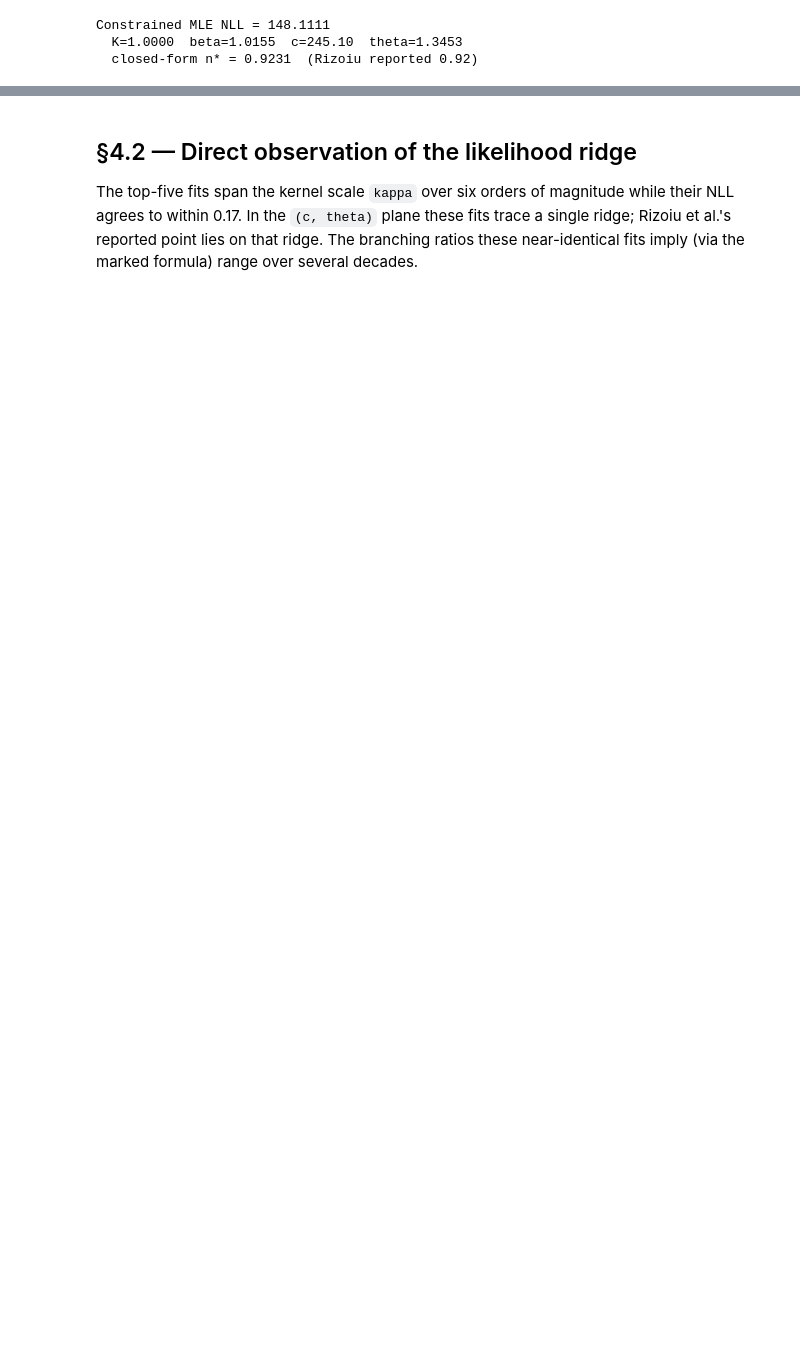
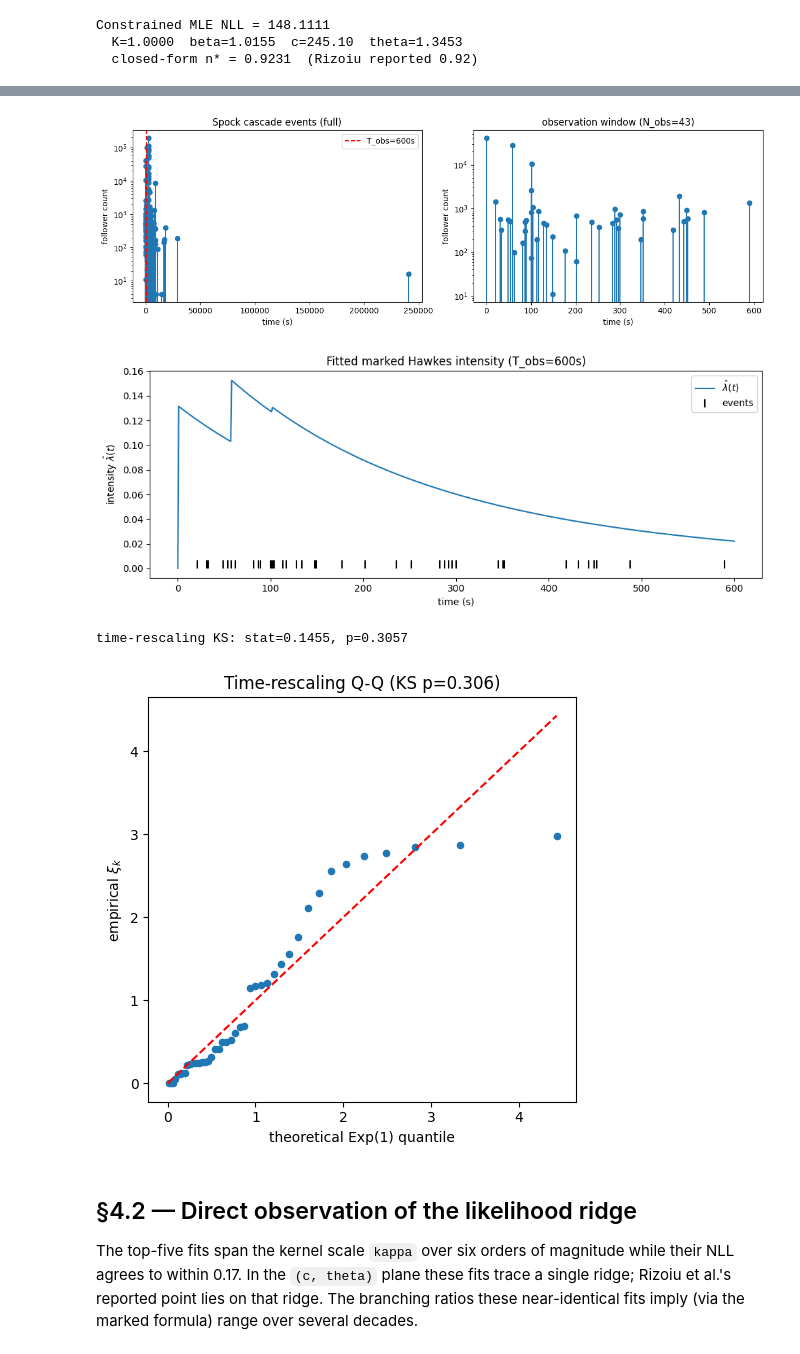
Before and after one commit to nostos-lab/hawkes-spock, a Jupyter notebook: notebooks/main.ipynb, the cells around one changed output, grey strips where cells are left out. Drawn from its saved outputs; the diff is of its cells as text; code cells hidden in the pictures; blank space fills up the shorter version.

```diff
--- a/notebooks/main.ipynb
+++ b/notebooks/main.ipynb
@@ -173,3 +215,61 @@ time-rescaling KS: stat=0.1491, p=0.2790
+# %%
+# Figure 1 — cascade overview
+fig, ax = plt.subplots(1, 2, figsize=(12, 4))
+ax[0].stem(spock_t, spock_m, basefmt=" ", markerfmt="o", linefmt="-")
+ax[0].axvline(T_OBS, color="red", ls="--", label=f"T_obs={T_OBS:.0f}s")
+ax[0].set_xlabel("time (s)"); ax[0].set_ylabel("follower count")
+ax[0].set_yscale("log"); ax[0].set_title("Spock cascade events (full)")
+ax[0].legend()
+ax[1].stem(t_obs, m_obs, basefmt=" ")
+ax[1].set_xlabel("time (s)"); ax[1].set_ylabel("follower count")
+ax[1].set_yscale("log")
+ax[1].set_title(f"observation window (N_obs={N_obs})")
+plt.tight_layout()
+plt.savefig(RESULTS_DIR / "fig01_spock_cascade.png", dpi=120)
+plt.show()
+
+# Figure 2 — fitted intensity overlay
+grid = np.linspace(0, T_OBS, 600)
+lam_grid = np.zeros_like(grid)
+for k, gt in enumerate(grid):
+    past = t_obs < gt
+    if past.sum() == 0:
+        continue
+    tau = gt - t_obs[past]
+    lam_grid[k] = (kap_b * (m_obs[past] ** bet_b) * (tau + c_b) ** (-(1.0 + the_b))).sum()
+fig, ax = plt.subplots(figsize=(10, 4))
+ax.plot(grid, lam_grid, label=r"$\hat\lambda(t)$")
+ax.scatter(t_obs[1:], np.zeros_like(t_obs[1:]) + lam_grid.max() * 0.02,
+           marker="|", s=80, color="black", label="events")
+ax.set_xlabel("time (s)"); ax.set_ylabel(r"intensity $\hat\lambda(t)$")
+ax.set_title(f"Fitted marked Hawkes intensity (T_obs={T_OBS:.0f}s)")
+ax.legend()
+plt.tight_layout()
+plt.savefig(RESULTS_DIR / "fig02_intensity_fit.png", dpi=120)
+plt.show()
+
+# Figure 3 — time-rescaling residual Q-Q
+xi = diagnostics.time_rescaling_xi_marked(
+    t_obs, m_obs, np.array([0.0, kap_b, bet_b, c_b, the_b])  # mu=0 (cascade model)
+)
+xi = xi[1:]  # drop the seed event (tau_0 = 0 degenerate gap)
+ks_stat, ks_p = kstest(xi, "expon")
+print(f"time-rescaling KS: stat={ks_stat:.4f}, p={ks_p:.4f}")
+fig, ax = plt.subplots(figsize=(5, 5))
+q_theo = -np.log(1 - (np.arange(1, len(xi) + 1) - 0.5) / len(xi))
+ax.scatter(q_theo, np.sort(xi), s=20)
+ax.plot([0, q_theo.max()], [0, q_theo.max()], "r--")
+ax.set_xlabel("theoretical Exp(1) quantile")
+ax.set_ylabel(r"empirical $\xi_k$")
+ax.set_title(f"Time-rescaling Q-Q (KS p={ks_p:.3f})")
+plt.tight_layout()
+plt.savefig(RESULTS_DIR / "fig03_residual_qq.png", dpi=120)
+plt.show()
+# %% [output]
+[figure, added]
+[figure, added]
+time-rescaling KS: stat=0.1455, p=0.3057
+[figure, added]
 # %% [markdown]
 ## §4.2 — Direct observation of the likelihood ridge
 
```
Also changed, not shown: parts of 19 cells of this notebook.
